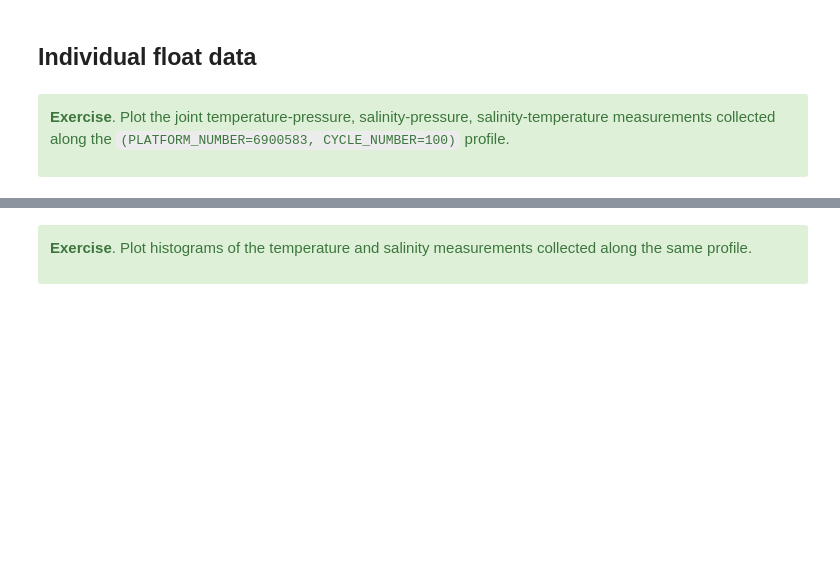
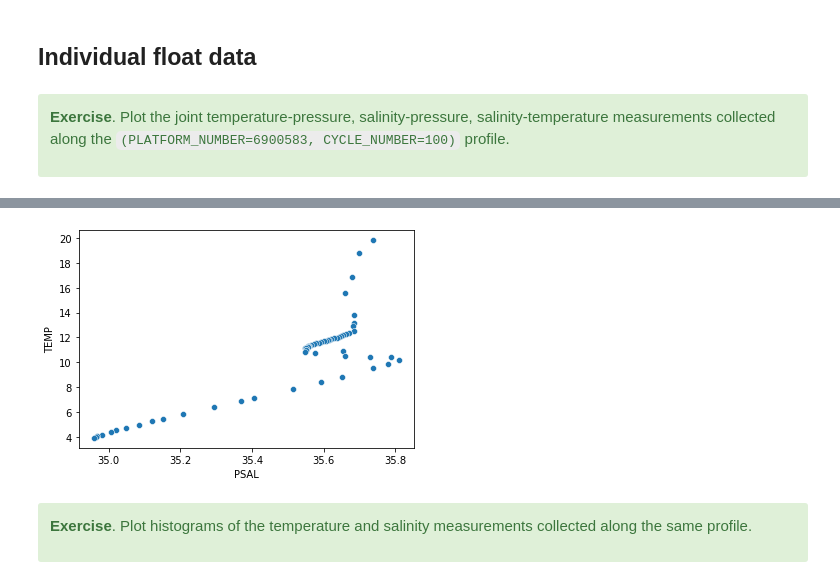
Before and after one commit to dimiphoton/fondations-data-science, a Jupyter notebook: hw1.ipynb, the cells around one changed output, grey strips where cells are left out. Saved outputs shown, nothing was run; the diff lists cells and outputs as text; code cells hidden in the pictures; blank space fills up the shorter version.

```diff
--- a/hw1.ipynb
+++ b/hw1.ipynb
@@ -110,3 +155,11 @@ df.head(3)
+# %%
+g = sns.scatterplot(
+    data=profile,
+    x="PSAL",y="TEMP",
+
+)
+# %% [output]
+[figure, added]
 # %% [markdown]
 <div class="alert alert-success">
 
```
Also changed, not shown: parts of 24 cells of this notebook, 3 other files.
